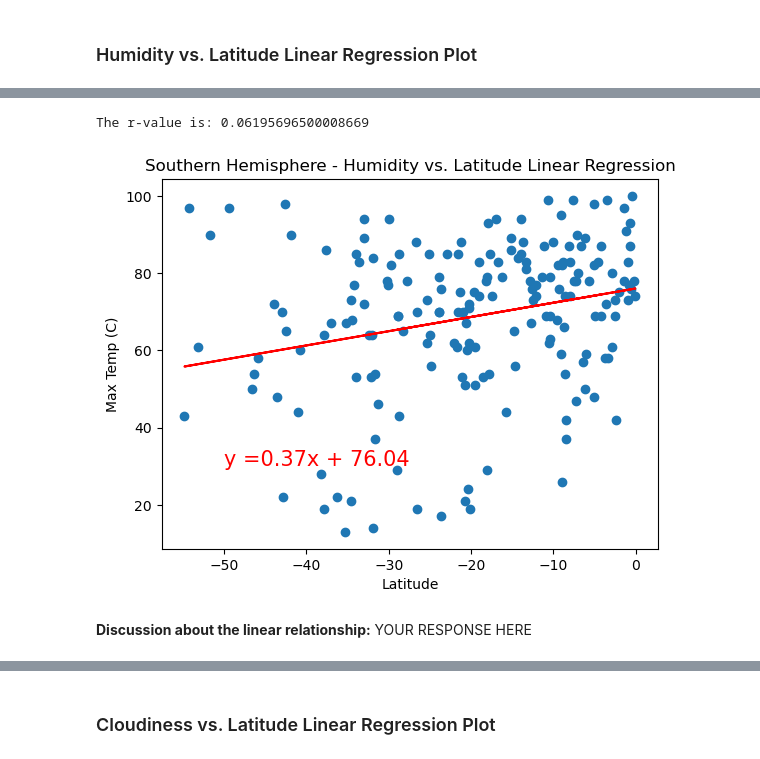
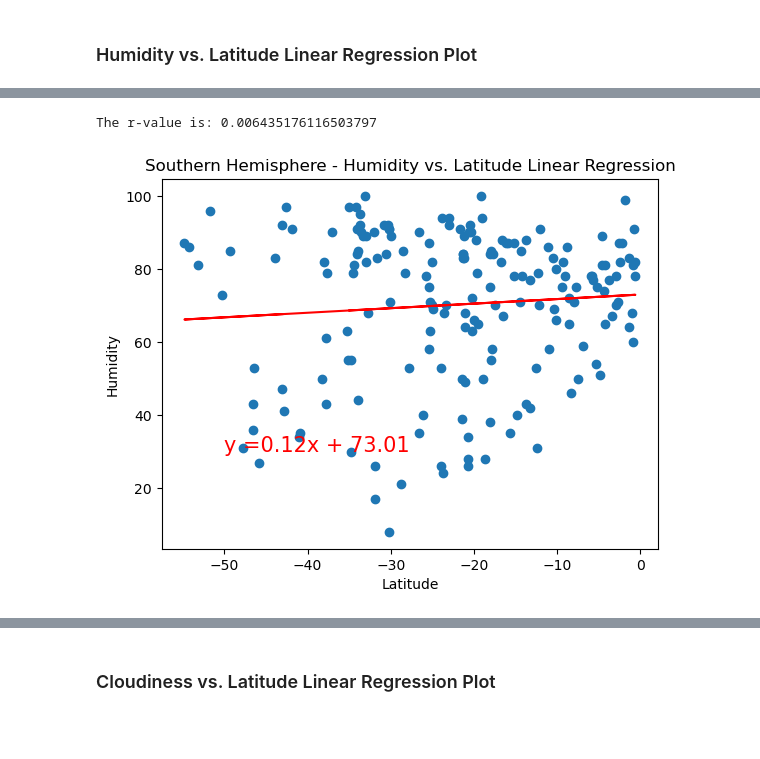
Before and after one commit to QbicleTKG/python-api-challenge, a Jupyter notebook: starter_code/WeatherPy.ipynb, the cells around one changed output, grey strips where cells are left out. Saved outputs shown, nothing was run; the diff lists cells and outputs as text; code cells hidden in the pictures; blank space fills up the shorter version.

```diff
--- a/starter_code/WeatherPy.ipynb
+++ b/starter_code/WeatherPy.ipynb
@@ -336,9 +338,7 @@ The r-value is: 0.06450517506226196
 # %%
 # Southern Hemisphere
 lin_reg_plot(southern_hemi_df["Lat"], southern_hemi_df["Humidity"],
-             'Southern Hemisphere - Humidity vs. Latitude Linear Regression', 'Max Temp (C)', (-50, 30))
+             'Southern Hemisphere - Humidity vs. Latitude Linear Regression', 'Humidity', (-50, 30))
 # %% [output]
-The r-value is: 0.06195696500008669
+The r-value is: 0.006435176116503797
-[figure, old version]
+[figure, new version]
-# %% [markdown]
-**Discussion about the linear relationship:** YOUR RESPONSE HERE
```
Also changed, not shown: parts of 25 cells of this notebook, 5 other files.
